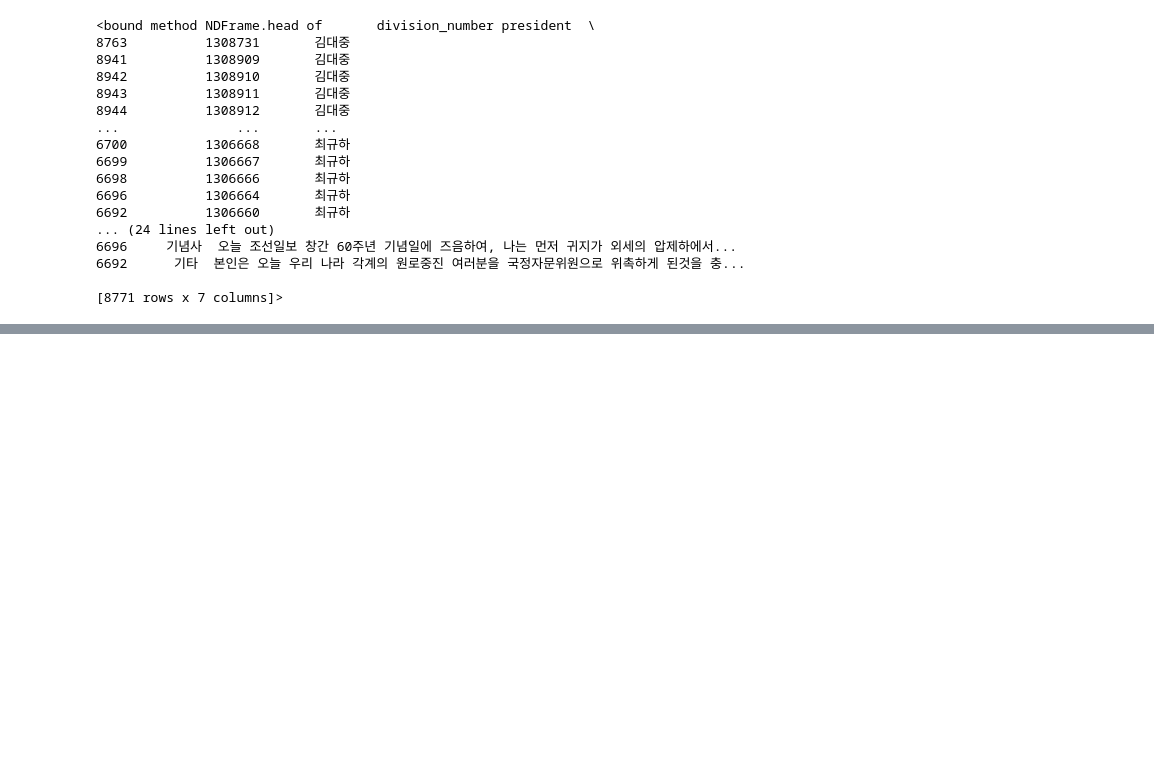
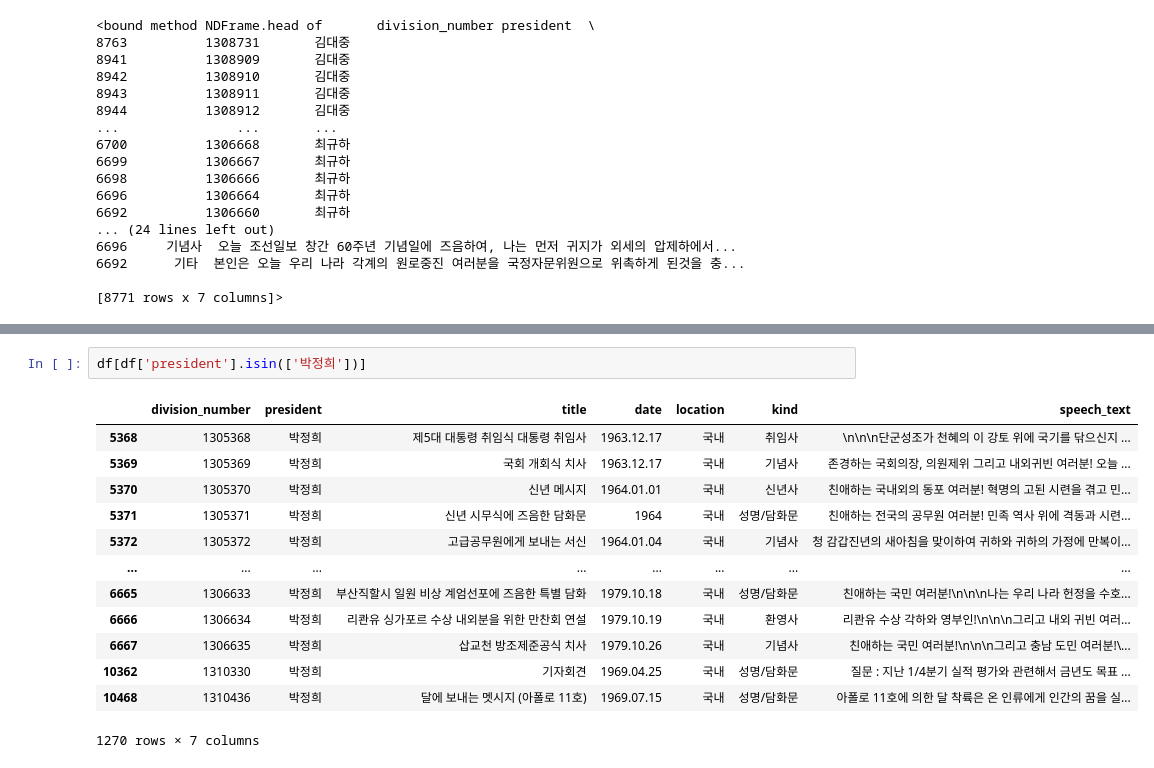
Before and after one commit to cho6019/eda-cho, a Jupyter notebook: notebook/first.ipynb, the cells around one changed output, grey strips where cells are left out. Saved outputs shown, nothing was run; the diff lists cells and outputs as text; blank space fills up the shorter version.

```diff
--- a/notebook/first.ipynb
+++ b/notebook/first.ipynb
@@ -85,0 +130,16 @@ df.sort_values(by='president').head
+# %%
+df[df['president'].isin(['박정희'])]
+# %% [output]
+|  | division_number | president | title | date | location | kind | speech_text |
+| 5368 | 1305368 | 박정희 | 제5대 대통령 취임식 대통령 취임사 | 1963.12.17 | 국내 | 취임사 | \n\n\n단군성조가 천혜의 이 강토 위에 국기를 닦으신지 ... |
+| 5369 | 1305369 | 박정희 | 국회 개회식 치사 | 1963.12.17 | 국내 | 기념사 | 존경하는 국회의장, 의원제위 그리고 내외귀빈 여러분! 오늘 ... |
+| 5370 | 1305370 | 박정희 | 신년 메시지 | 1964.01.01 | 국내 | 신년사 | 친애하는 국내외의 동포 여러분! 혁명의 고된 시련을 겪고 민... |
+| 5371 | 1305371 | 박정희 | 신년 시무식에 즈음한 담화문 | 1964 | 국내 | 성명/담화문 | 친애하는 전국의 공무원 여러분! 민족 역사 위에 격동과 시련... |
+| 5372 | 1305372 | 박정희 | 고급공무원에게 보내는 서신 | 1964.01.04 | 국내 | 기념사 | 청 감갑진년의 새아침을 맞이하여 귀하와 귀하의 가정에 만복이... |
+| ... | ... | ... | ... | ... | ... | ... | ... |
+| 6665 | 1306633 | 박정희 | 부산직할시 일원 비상 계엄선포에 즈음한 특별 담화 | 1979.10.18 | 국내 | 성명/담화문 | 친애하는 국민 여러분!\n\n\n나는 우리 나라 헌정을 수호... |
+| 6666 | 1306634 | 박정희 | 리콴유 싱가포르 수상 내외분을 위한 만찬회 연설 | 1979.10.19 | 국내 | 환영사 | 리콴유 수상 각하와 영부인!\n\n\n그리고 내외 귀빈 여러... |
+| 6667 | 1306635 | 박정희 | 삽교천 방조제준공식 치사 | 1979.10.26 | 국내 | 기념사 | 친애하는 국민 여러분!\n\n\n그리고 충남 도민 여러분!\... |
+| 10362 | 1310330 | 박정희 | 기자회견 | 1969.04.25 | 국내 | 성명/담화문 | 질문 : 지난 1/4분기 실적 평가와 관련해서 금년도 목표 ... |
+| 10468 | 1310436 | 박정희 | 달에 보내는 멧시지 (아폴로 11호) | 1969.07.15 | 국내 | 성명/담화문 | 아폴로 11호에 의한 달 착륙은 온 인류에게 인간의 꿈을 실... |
+1270 rows × 7 columns
```
Also changed, not shown: parts of 9 cells of this notebook.
